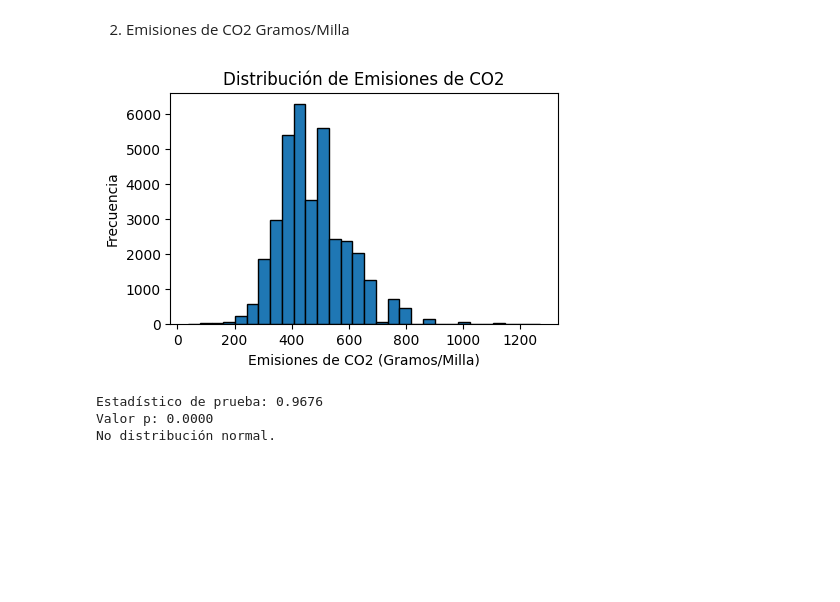
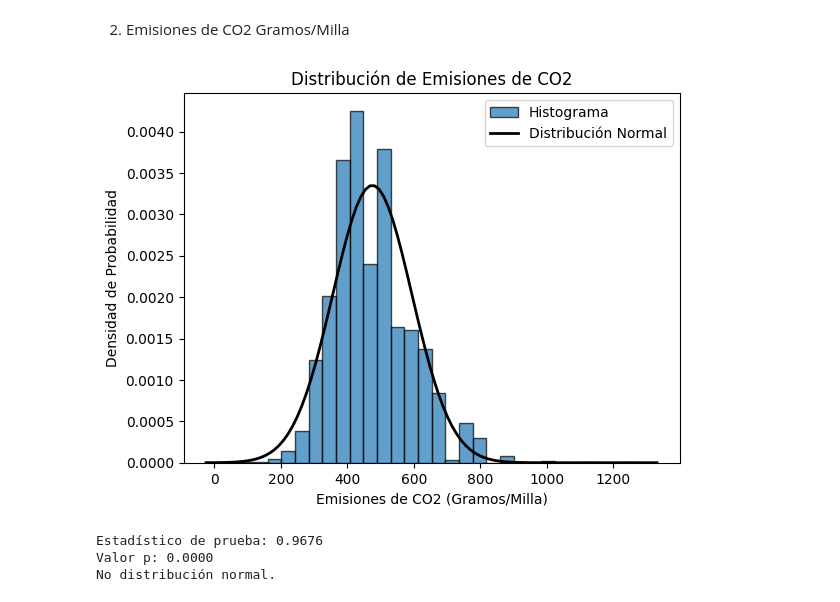
Before and after one commit to aroachans/lab-continuous-probability-distributions-es, a Jupyter notebook: your-code/main.ipynb, the cells around one changed output. Cells and saved outputs as stored; diff of their text form; code cells hidden in the pictures; blank space fills up the shorter version.

```diff
--- a/your-code/main.ipynb
+++ b/your-code/main.ipynb
@@ -210,14 +219,26 @@ No distribución normal.
 # %% [markdown]
 2. Emisiones de CO2 Gramos/Milla
 # %%
-plt.figure(figsize=(5, 3))
-plt.hist(vehiculos['CO2 Emission Grams/Mile'], bins=30, edgecolor='black')
+plt.hist(vehiculos['CO2 Emission Grams/Mile'], bins=30, edgecolor='black', density=True, alpha=0.7, label='Histograma')
+
+
+mu, std = np.mean(vehiculos['CO2 Emission Grams/Mile']), np.std(vehiculos['CO2 Emission Grams/Mile'])
+xmin, xmax = plt.xlim()
+x = np.linspace(xmin, xmax, 100)
+p = norm.pdf(x, mu, std)
+
+
+plt.plot(x, p, 'k', linewidth=2, label='Distribución Normal')
+
+
 plt.title('Distribución de Emisiones de CO2')
 plt.xlabel('Emisiones de CO2 (Gramos/Milla)')
-plt.ylabel('Frecuencia')
+plt.ylabel('Densidad de Probabilidad')
+plt.legend()
+
 plt.show()
 # %% [output]
-[figure, old version]
+[figure, new version]
 # %%
 data = vehiculos['CO2 Emission Grams/Mile']
 stat, p = shapiro(data)
```
Also changed, not shown: parts of 2 cells of this notebook.
